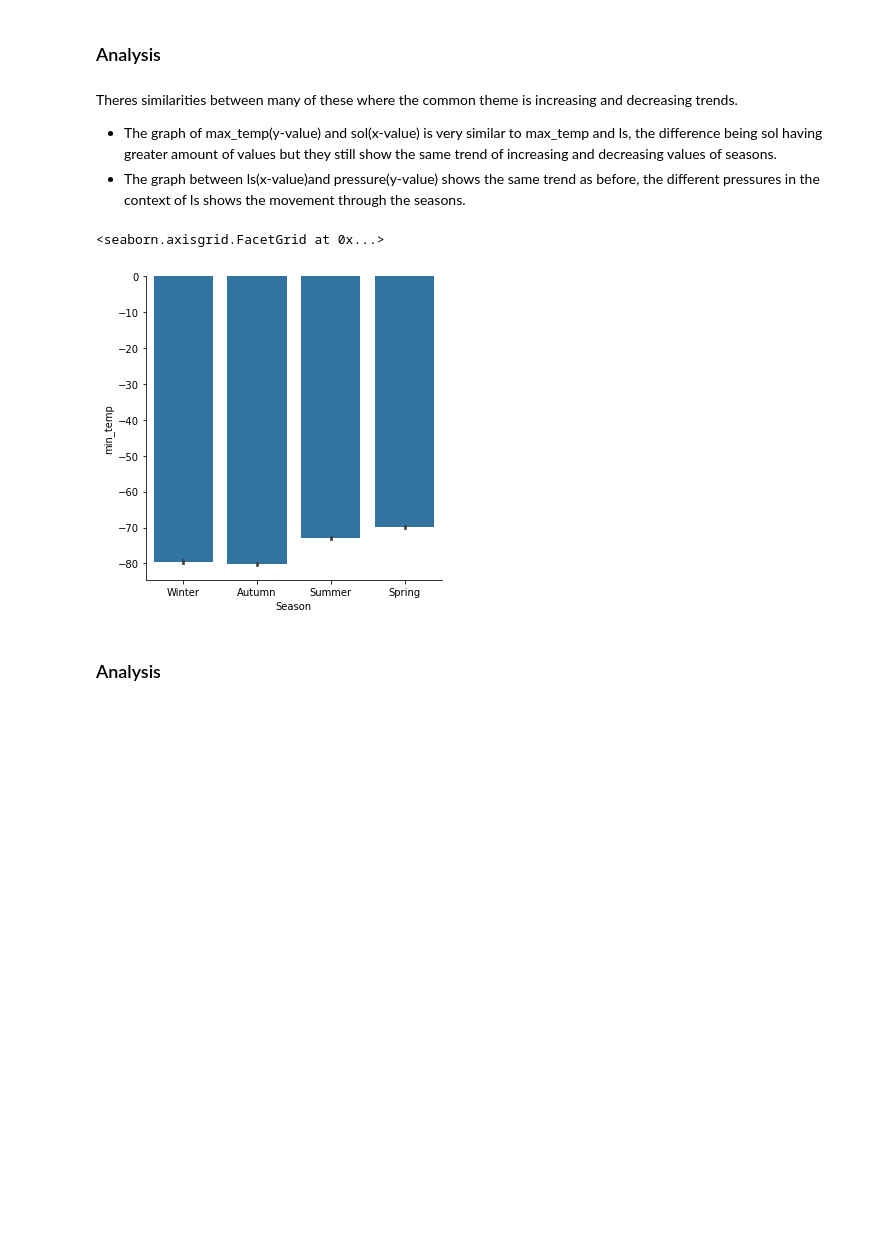
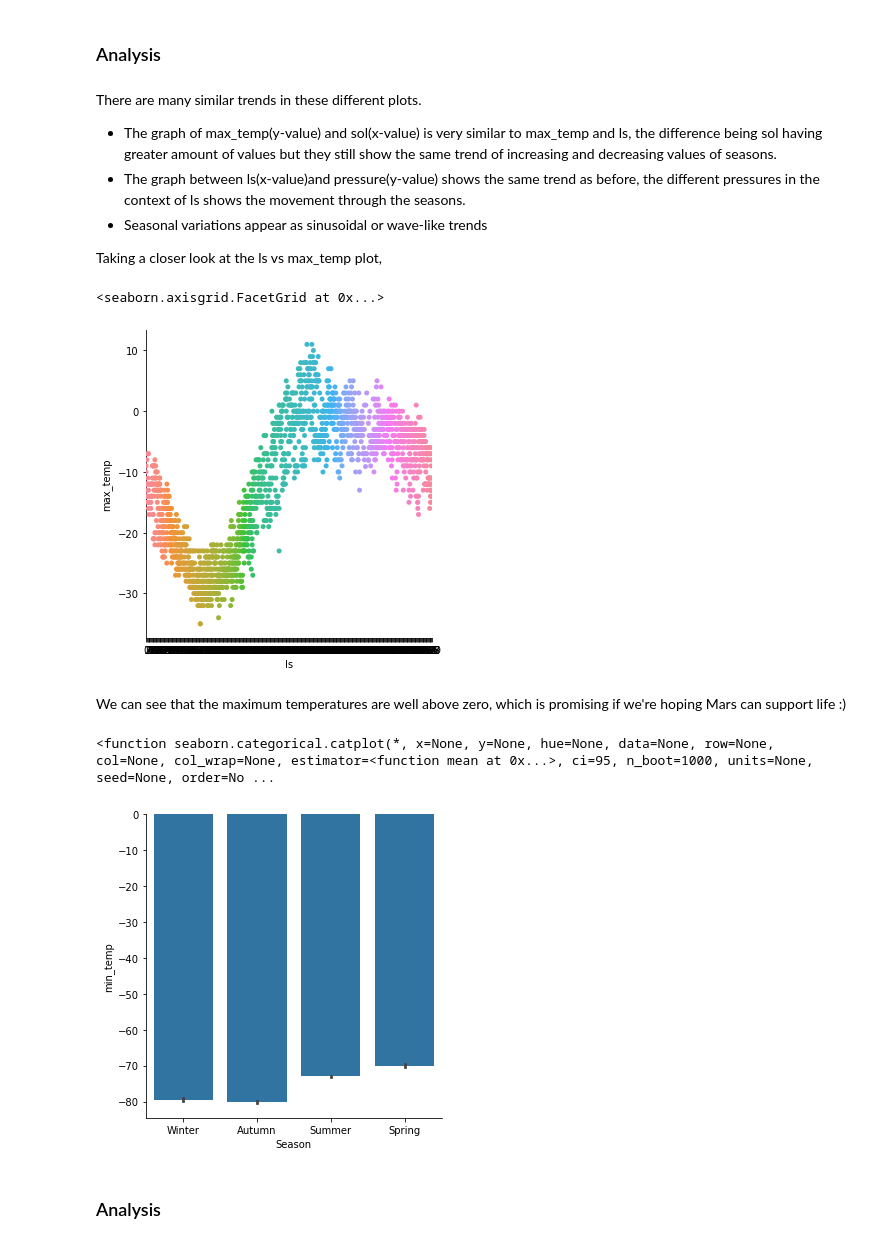
Before and after one commit to data301-2021-winter1/group15-project, a Jupyter notebook: notebooks/group_analysis.ipynb, the cells around one changed output. Drawn from its saved outputs; the diff is of its cells as text; code cells hidden in the pictures; blank space fills up the shorter version.

```diff
--- a/notebooks/group_analysis.ipynb
+++ b/notebooks/group_analysis.ipynb
@@ -90,13 +92,24 @@ sns.pairplot(dfp)
 # %% [markdown]
 ### Analysis
 # %% [markdown]
-Theres similarities between many of these where the common theme is increasing and decreasing trends.
+There are many similar trends in these different plots.
 - The graph of max_temp(y-value) and sol(x-value) is very similar to max_temp and ls, the difference being sol having greater amount of values but they still show the same trend of increasing and decreasing values of seasons.
 - The graph between ls(x-value)and pressure(y-value) shows the same trend as before, the different pressures in the context of ls shows the movement through the seasons.
+- Seasonal variations appear as sinusoidal or wave-like trends
+
+Taking a closer look at the ls vs max_temp plot,
+# %%
+sns.catplot(x='ls', y='max_temp', data=dfp)
+# %% [output]
+<seaborn.axisgrid.FacetGrid at 0x...>
+[figure, added]
+# %% [markdown]
+We can see that the maximum temperatures are well above zero, which is promising if we're hoping Mars can support life :)
 # %%
 sns.catplot(x="Season",y="min_temp",data = dfp,kind ="bar",color="tab:blue")
+sns.catplot
 # %% [output]
-<seaborn.axisgrid.FacetGrid at 0x...>
+<function seaborn.categorical.catplot(*, x=None, y=None, hue=None, data=None, row=None, col=None, col_wrap=None, estimator=<function mean at 0x...>, ci=95, n_boot=1000, units=None, seed=None, order=No ...
 [figure]
 # %% [markdown]
 ### Analysis
```
Also changed, not shown: parts of 4 cells of this notebook.
